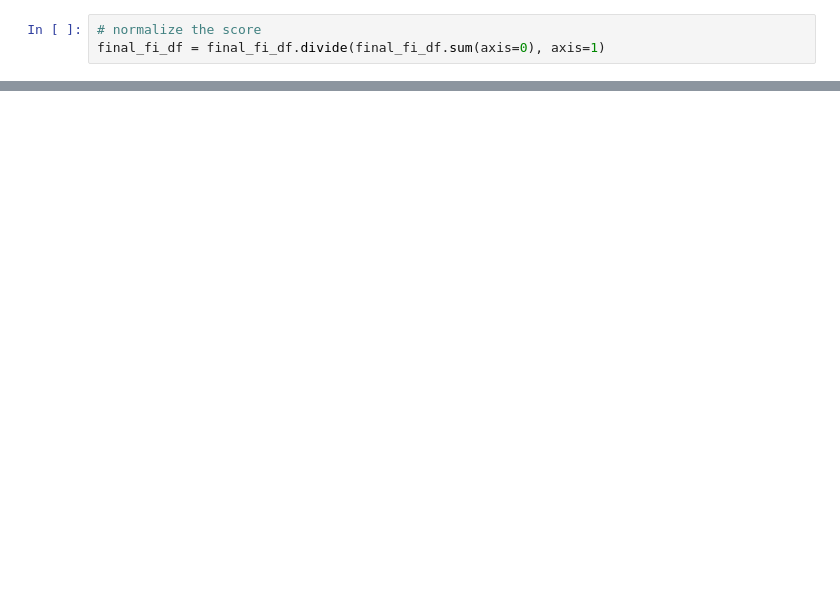
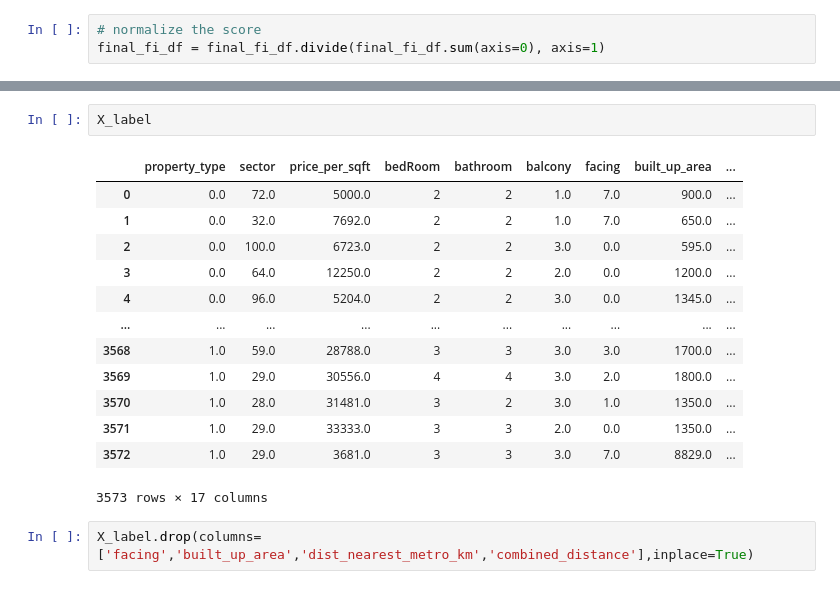
Before and after one commit to SurbhitParashar/RealEstate-ML-CapstoneProject, a Jupyter notebook: featureSelection/feature-selection-v2.ipynb, the cells around one changed output, grey strips where cells are left out. Drawn from its saved outputs; the diff is of its cells as text; blank space fills up the shorter version.

```diff
--- a/featureSelection/feature-selection-v2.ipynb
+++ b/featureSelection/feature-selection-v2.ipynb
@@ -731 +734,19 @@ floor_category           0.000486
 dtype: float64
+# %%
+X_label
+# %% [output]
+|  | property_type | sector | price_per_sqft | bedRoom | bathroom | balcony | facing | built_up_area | ... |
+| 0 | 0.0 | 72.0 | 5000.0 | 2 | 2 | 1.0 | 7.0 | 900.0 | ... |
+| 1 | 0.0 | 32.0 | 7692.0 | 2 | 2 | 1.0 | 7.0 | 650.0 | ... |
+| 2 | 0.0 | 100.0 | 6723.0 | 2 | 2 | 3.0 | 0.0 | 595.0 | ... |
+| 3 | 0.0 | 64.0 | 12250.0 | 2 | 2 | 2.0 | 0.0 | 1200.0 | ... |
+| 4 | 0.0 | 96.0 | 5204.0 | 2 | 2 | 3.0 | 0.0 | 1345.0 | ... |
+| ... | ... | ... | ... | ... | ... | ... | ... | ... | ... |
+| 3568 | 1.0 | 59.0 | 28788.0 | 3 | 3 | 3.0 | 3.0 | 1700.0 | ... |
+| 3569 | 1.0 | 29.0 | 30556.0 | 4 | 4 | 3.0 | 2.0 | 1800.0 | ... |
+| 3570 | 1.0 | 28.0 | 31481.0 | 3 | 2 | 3.0 | 1.0 | 1350.0 | ... |
+| 3571 | 1.0 | 29.0 | 33333.0 | 3 | 3 | 2.0 | 0.0 | 1350.0 | ... |
+| 3572 | 1.0 | 29.0 | 3681.0 | 3 | 3 | 3.0 | 7.0 | 8829.0 | ... |
+3573 rows × 17 columns
+# %%
+X_label.drop(columns=['facing','built_up_area','dist_nearest_metro_km','combined_distance'],inplace=True)
```
Also changed, not shown: parts of 25 cells of this notebook, 5 other files.
